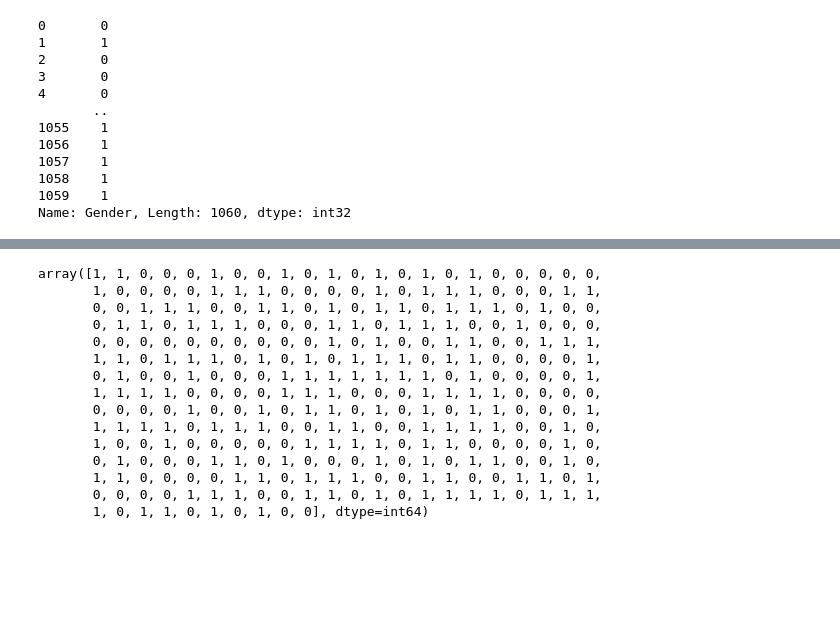
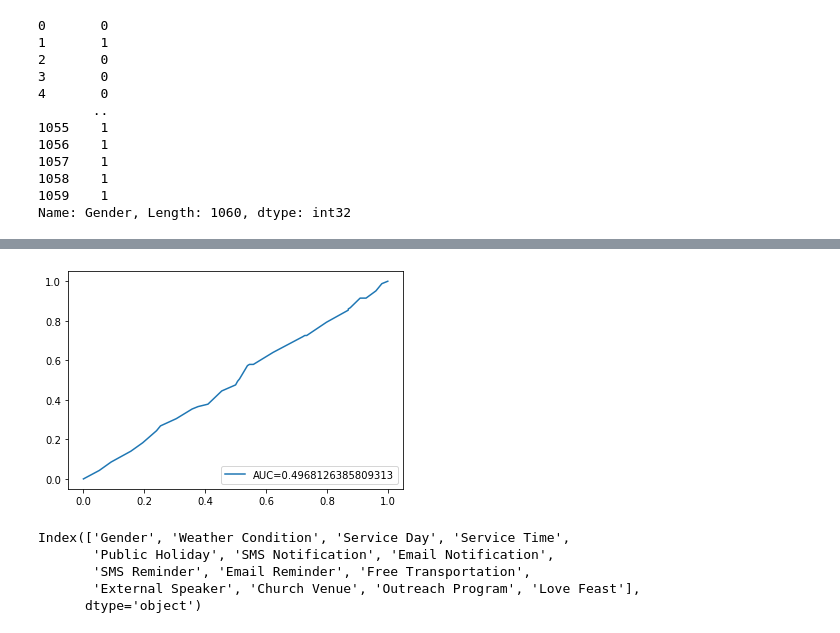
Before and after one commit to makpevwei/attendance_prediction, a Jupyter notebook: Competition.ipynb, the cells around one changed output, grey strips where cells are left out. Drawn from its saved outputs; the diff is of its cells as text; code cells hidden in the pictures; blank space fills up the shorter version.

```diff
--- a/Competition.ipynb
+++ b/Competition.ipynb
@@ -315,22 +366,22 @@ plt.show()
+# %%
+#define metrics
+y_pred_proba = model.predict_proba(X_test_data)[:,1]
+fpr, tpr, _ = roc_curve(y_test,  y_pred_proba)
+auc = roc_auc_score(y_test, y_pred_proba)
+
+#create ROC curve
+plt.plot(fpr,tpr,label="AUC="+str(auc))
+plt.legend(loc=4)
+plt.show()
+# %% [output]
+[figure, added]
 # %%
 pickle.dump(model, open('model.pkl','wb'))
-# %%
-y_pred
-# %% [output]
-array([1, 1, 0, 0, 0, 1, 0, 0, 1, 0, 1, 0, 1, 0, 1, 0, 1, 0, 0, 0, 0, 0,
-       1, 0, 0, 0, 0, 1, 1, 1, 0, 0, 0, 0, 1, 0, 1, 1, 1, 0, 0, 0, 1, 1,
-       0, 0, 1, 1, 1, 0, 0, 1, 1, 0, 1, 0, 1, 1, 0, 1, 1, 1, 0, 1, 0, 0,
-       0, 1, 1, 0, 1, 1, 1, 0, 0, 0, 1, 1, 0, 1, 1, 1, 0, 0, 1, 0, 0, 0,
-       0, 0, 0, 0, 0, 0, 0, 0, 0, 0, 1, 0, 1, 0, 0, 1, 1, 0, 0, 1, 1, 1,
-       1, 1, 0, 1, 1, 1, 0, 1, 0, 1, 0, 1, 1, 1, 0, 1, 1, 0, 0, 0, 0, 1,
-       0, 1, 0, 0, 1, 0, 0, 0, 1, 1, 1, 1, 1, 1, 1, 0, 1, 0, 0, 0, 0, 1,
-       1, 1, 1, 1, 0, 0, 0, 0, 1, 1, 1, 0, 0, 0, 1, 1, 1, 1, 0, 0, 0, 0,
-       0, 0, 0, 0, 1, 0, 0, 1, 0, 1, 1, 0, 1, 0, 1, 0, 1, 1, 0, 0, 0, 1,
-       1, 1, 1, 1, 0, 1, 1, 1, 0, 0, 1, 1, 0, 0, 1, 1, 1, 1, 0, 0, 1, 0,
-       1, 0, 0, 1, 0, 0, 0, 0, 0, 1, 1, 1, 1, 0, 1, 1, 0, 0, 0, 0, 1, 0,
-       0, 1, 0, 0, 0, 1, 1, 0, 1, 0, 0, 0, 1, 0, 1, 0, 1, 1, 0, 0, 1, 0,
-       1, 1, 0, 0, 0, 0, 1, 1, 0, 1, 1, 1, 0, 0, 1, 1, 0, 0, 1, 1, 0, 1,
-       0, 0, 0, 0, 1, 1, 1, 0, 0, 1, 1, 0, 1, 0, 1, 1, 1, 1, 0, 1, 1, 1,
-       1, 0, 1, 1, 0, 1, 0, 1, 0, 0], dtype=int64)
-# %% [markdown]
-#
+# %%
+X_train_data.columns
+# %% [output]
+Index(['Gender', 'Weather Condition', 'Service Day', 'Service Time',
+       'Public Holiday', 'SMS Notification', 'Email Notification',
+       'SMS Reminder', 'Email Reminder', 'Free Transportation',
+       'External Speaker', 'Church Venue', 'Outreach Program', 'Love Feast'],
+      dtype='object')
```
Also changed, not shown: parts of 32 cells of this notebook, 5 other files.
